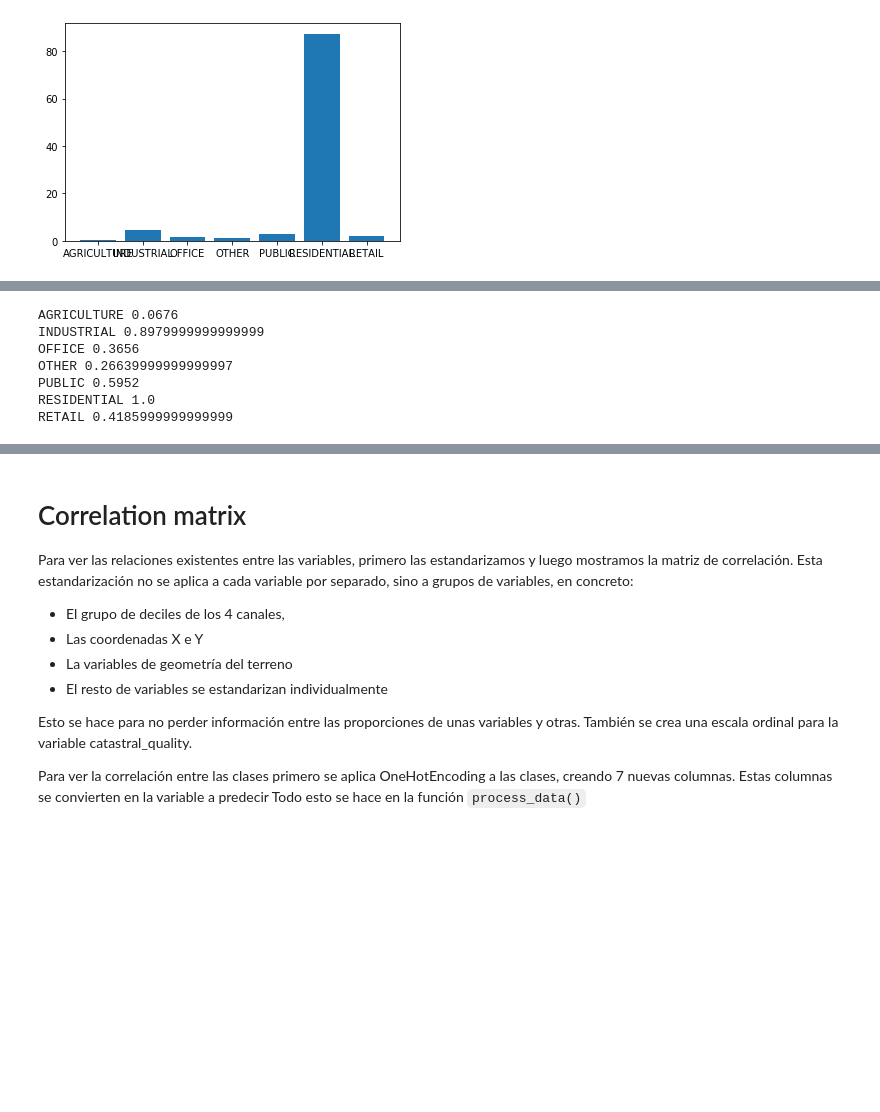
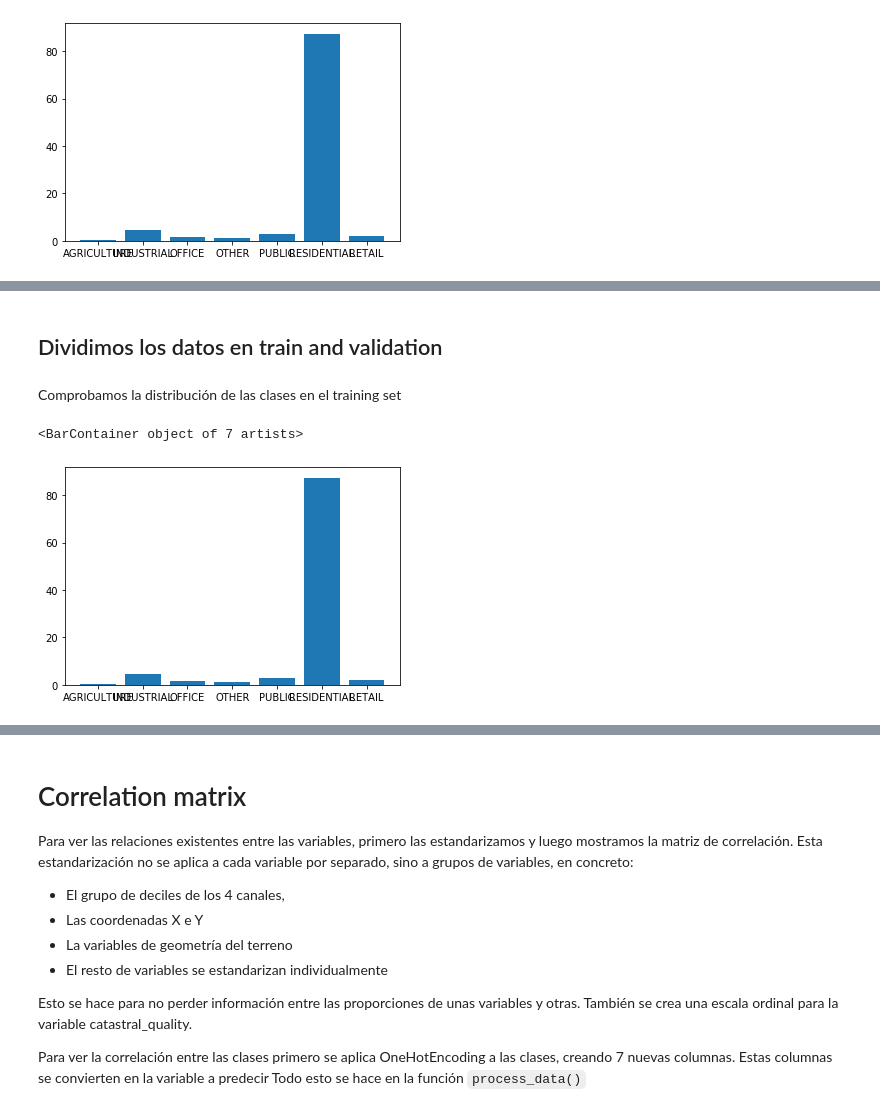
Before and after one commit to jomartla/UniversityHack-Datathon, a Jupyter notebook: MINSAIT_bester_manns.ipynb, the cells around one changed output, grey strips where cells are left out. Cells and saved outputs as stored; diff of their text form; code cells hidden in the pictures; blank space fills up the shorter version.

```diff
--- a/MINSAIT_bester_manns.ipynb
+++ b/MINSAIT_bester_manns.ipynb
@@ -96,16 +45,2 @@ train, test = train_test_split(data, test_size = 0.1, stratify = data.CLASE)
-# %%
-total_residential = 10000
-dict_resampled = {}#pd.DataFrame(columns = class_percentage.index.values)
-for clase, percentage in zip(class_percentage.index, weights):
-    print(clase, percentage)
-    repeat = True if clase is not "RESIDENTIAL" else False
-    dict_resampled[clase] = train[train.CLASE == clase].sample(int(total_residential*percentage), replace=repeat)
-df_resampled = pd.concat(list(dict_resampled.values()))
-# %% [output]
-AGRICULTURE 0.0676
-INDUSTRIAL 0.8979999999999999
-OFFICE 0.3656
-OTHER 0.26639999999999997
-PUBLIC 0.5952
-RESIDENTIAL 1.0
-RETAIL 0.4185999999999999
+# %% [markdown]
+## Dividimos los datos en train and validation
@@ -111,0 +50,10 @@ RETAIL 0.4185999999999999
+# %% [markdown]
+Comprobamos la distribución de las clases en el training set
+# %%
+# Distribucion de las clases en el trainig set
+d = train[["X","CLASE"]].groupby("CLASE").count()
+class_percentage = d/d["X"].sum()*100
+plt.bar(d.index, class_percentage["X"])
+# %% [output]
+<BarContainer object of 7 artists>
+[figure, added]
```
Also changed, not shown: parts of 53 cells of this notebook, 1 other file.
